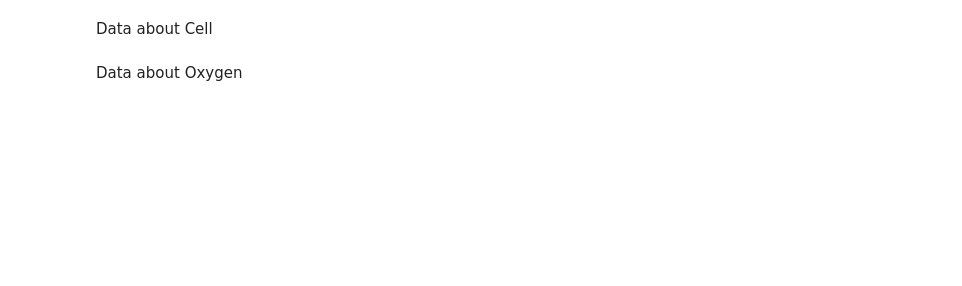
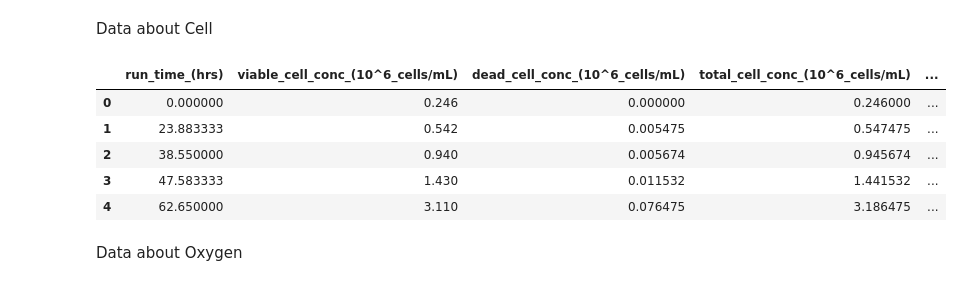
Before and after one commit to lu000285/CCDPApy, a Jupyter notebook: test.ipynb, the cells around one changed output. Saved outputs shown, nothing was run; the diff lists cells and outputs as text; code cells hidden in the pictures; blank space fills up the shorter version.

```diff
--- a/test.ipynb
+++ b/test.ipynb
@@ -112,6 +146,13 @@ Data about Cell
 # %%
 cell = cell_line_1[exp].get_species('cell')
 # DataFrame
-cell.get_in_process
+cell.get_in_process.head()
 # Display
 # cell.disp_in_process
+# %% [output]
+|  | run_time_(hrs) | viable_cell_conc_(10^6_cells/mL) | dead_cell_conc_(10^6_cells/mL) | total_cell_conc_(10^6_cells/mL) | ... |
+| 0 | 0.000000 | 0.246 | 0.000000 | 0.246000 | ... |
+| 1 | 23.883333 | 0.542 | 0.005475 | 0.547475 | ... |
+| 2 | 38.550000 | 0.940 | 0.005674 | 0.945674 | ... |
+| 3 | 47.583333 | 1.430 | 0.011532 | 1.441532 | ... |
+| 4 | 62.650000 | 3.110 | 0.076475 | 3.186475 | ... |
```
Also changed, not shown: parts of 11 cells of this notebook, 29 other files.
